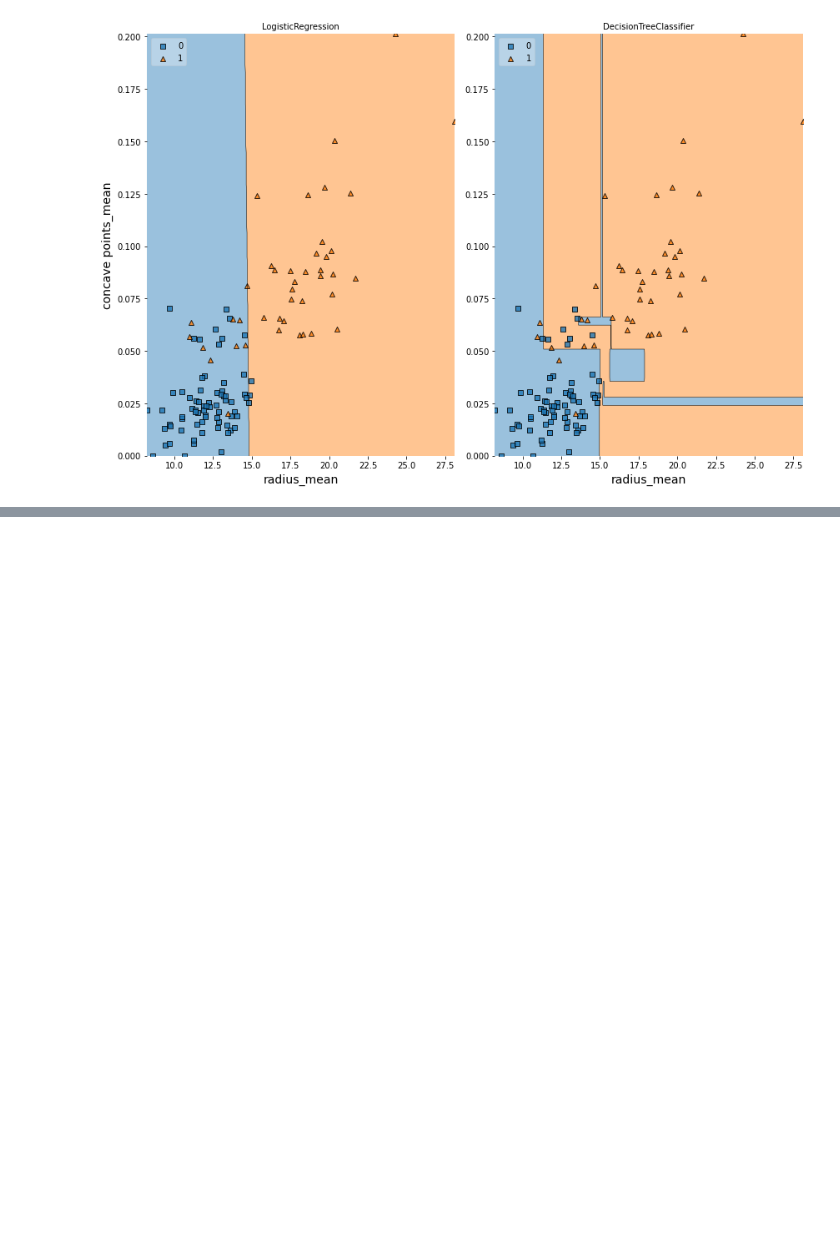
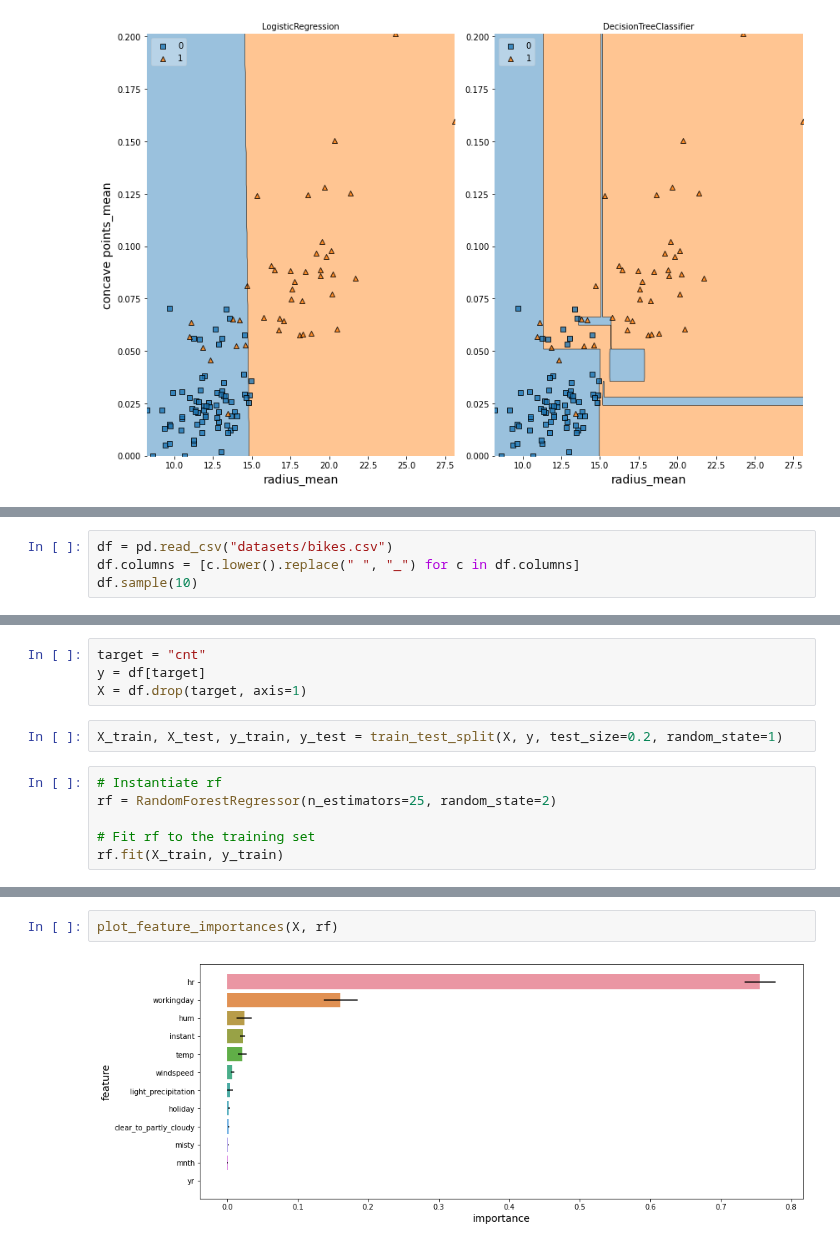
Before and after one commit to watchful-cluckets/springboard_dsci_career_track, a Jupyter notebook: datacamp_projects/trees/notebook.ipynb, the cells around one changed output, grey strips where cells are left out. Saved outputs shown, nothing was run; the diff lists cells and outputs as text; blank space fills up the shorter version.

```diff
--- a/datacamp_projects/trees/notebook.ipynb
+++ b/datacamp_projects/trees/notebook.ipynb
@@ -191,0 +613,4 @@ plot_labeled_decision_regions(X_test, y_test, clfs)
+# %%
+df = pd.read_csv("datasets/bikes.csv")
+df.columns = [c.lower().replace(" ", "_") for c in df.columns]
+df.sample(10)
@@ -191,0 +629,12 @@ plot_labeled_decision_regions(X_test, y_test, clfs)
+# %%
+target = "cnt"
+y = df[target]
+X = df.drop(target, axis=1)
+# %%
+X_train, X_test, y_train, y_test = train_test_split(X, y, test_size=0.2, random_state=1)
+# %%
+# Instantiate rf
+rf = RandomForestRegressor(n_estimators=25, random_state=2)
+
+# Fit rf to the training set
+rf.fit(X_train, y_train)
@@ -191,0 +654,4 @@ plot_labeled_decision_regions(X_test, y_test, clfs)
+# %%
+plot_feature_importances(X, rf)
+# %% [output]
+[figure, added]
```
Also changed, not shown: parts of 64 cells of this notebook.
